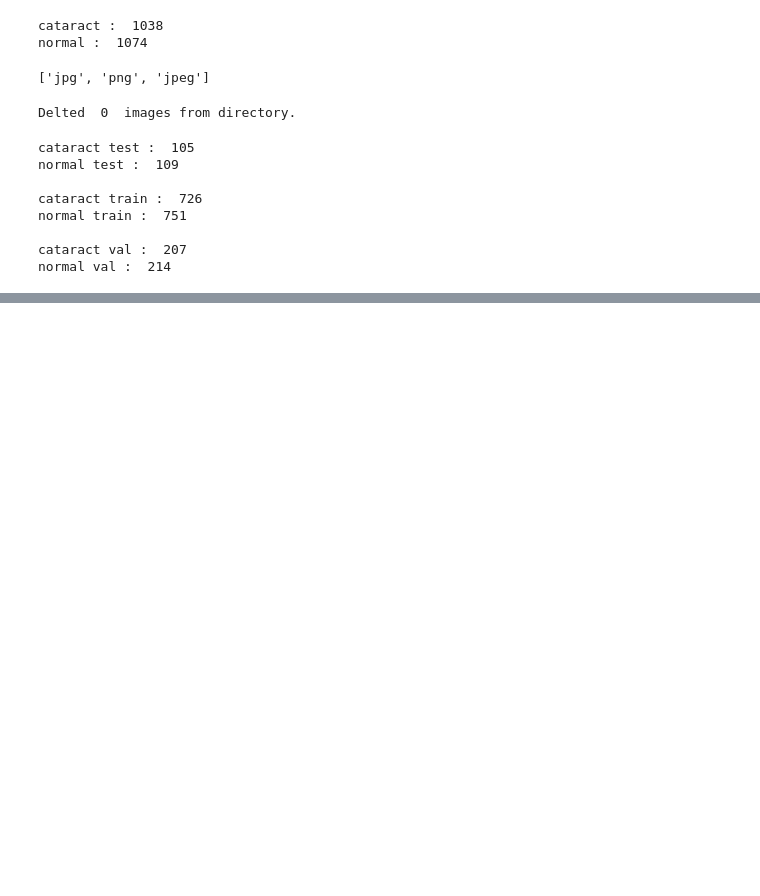
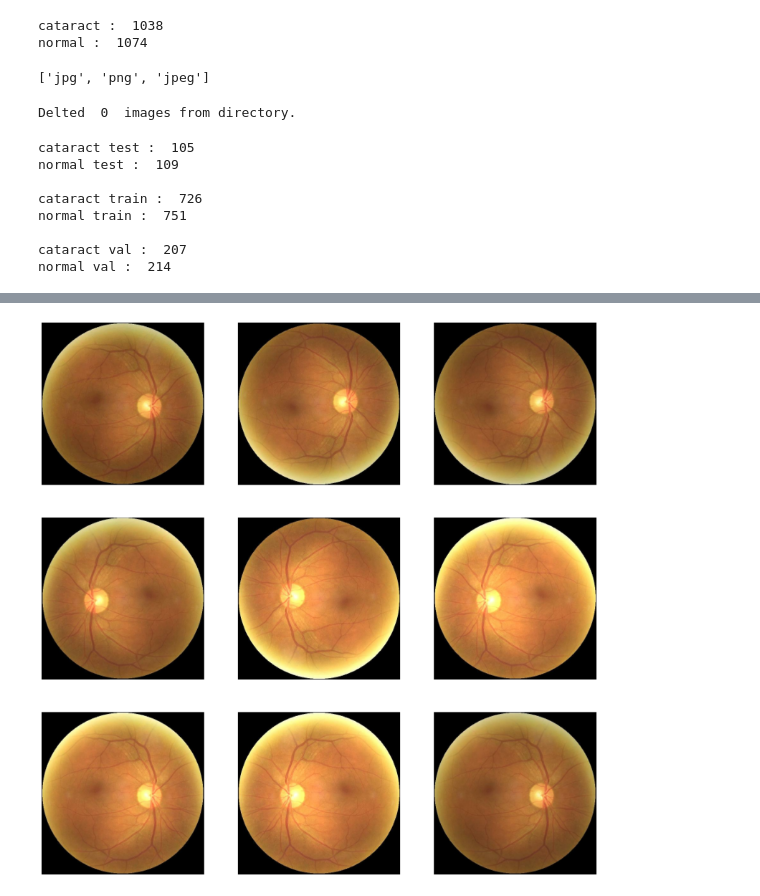
Before and after one commit to JoshuaR26/ODIR-OcularDiseaseIntelligentRecognition, a Jupyter notebook: DataSet_Partitioning.ipynb, the cells around one changed output, grey strips where cells are left out. Saved outputs shown, nothing was run; the diff lists cells and outputs as text; code cells hidden in the pictures; blank space fills up the shorter version.

```diff
--- a/DataSet_Partitioning.ipynb
+++ b/DataSet_Partitioning.ipynb
@@ -122,0 +113,12 @@ for batch in train_datagen.flow(img_reshaped,
+# %%
+batch = dataset.as_numpy_iterator().next()
+fig, axs = plt.subplots(ncols=3, nrows=3, figsize=(20,20))
+for idx, img in enumerate(batch[0][:]):
+    row = idx//3
+    col = idx%3
+
+    axs[row, col].imshow(img.astype(int))
+    axs[row, col].axis('off')
+    # axs[row, col].set_title(classes[batch[1][idx]])
+# %% [output]
+[figure, added]
```
Also changed, not shown: parts of 5 cells of this notebook, 1 other file.
